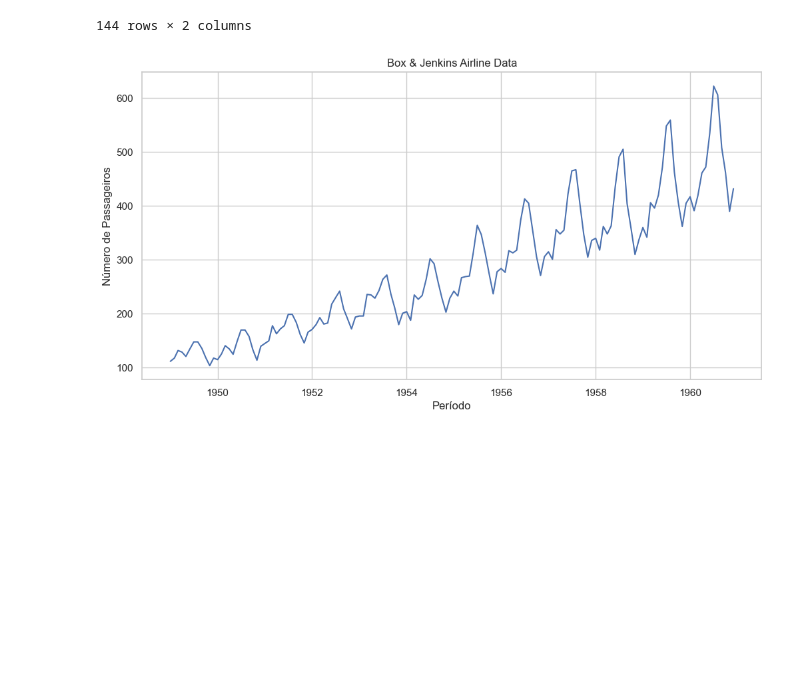
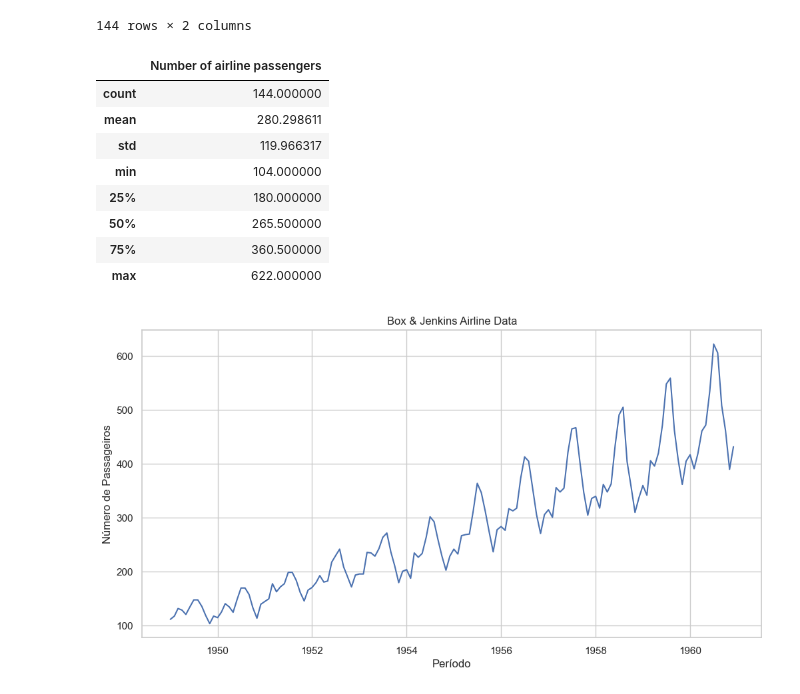
Before and after one commit to professortavares/estudo_series_temporais, a Jupyter notebook: notebooks/01 - introdução.ipynb, the cells around one changed output. Saved outputs shown, nothing was run; the diff lists cells and outputs as text; code cells hidden in the pictures; blank space fills up the shorter version.

```diff
--- a/notebooks/01 - introdução.ipynb
+++ b/notebooks/01 - introdução.ipynb
@@ -26,6 +27,18 @@ df
 | 142 | 1960-11 | 390.0 |
 | 143 | 1960-12 | 432.0 |
 144 rows × 2 columns
+# %%
+df.describe()
+# %% [output]
+|  | Number of airline passengers |
+| count | 144.000000 |
+| mean | 280.298611 |
+| std | 119.966317 |
+| min | 104.000000 |
+| 25% | 180.000000 |
+| 50% | 265.500000 |
+| 75% | 360.500000 |
+| max | 622.000000 |
 # %%
 # Configurando o estilo do gráfico
 sns.set(style="whitegrid")
```
Also changed, not shown: parts of 3 cells of this notebook.
